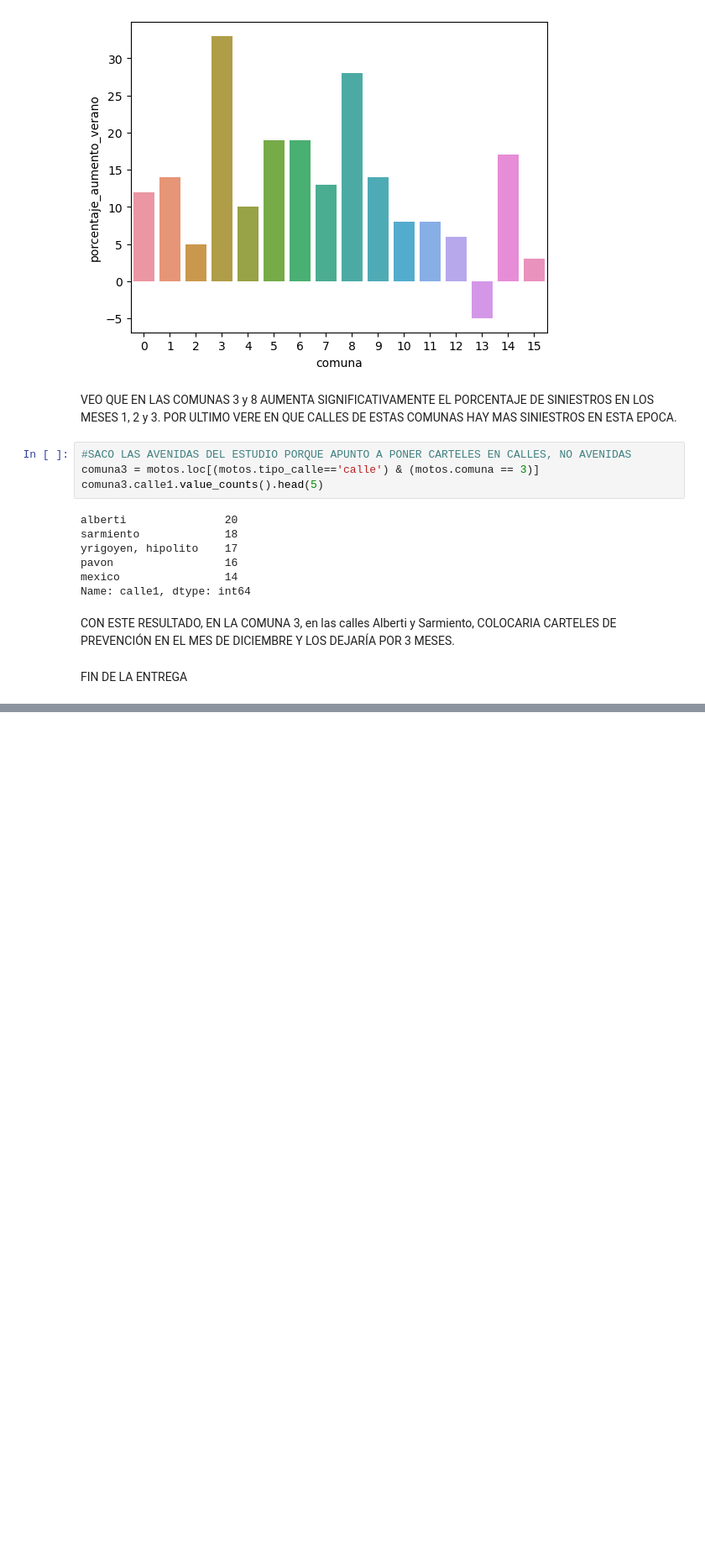
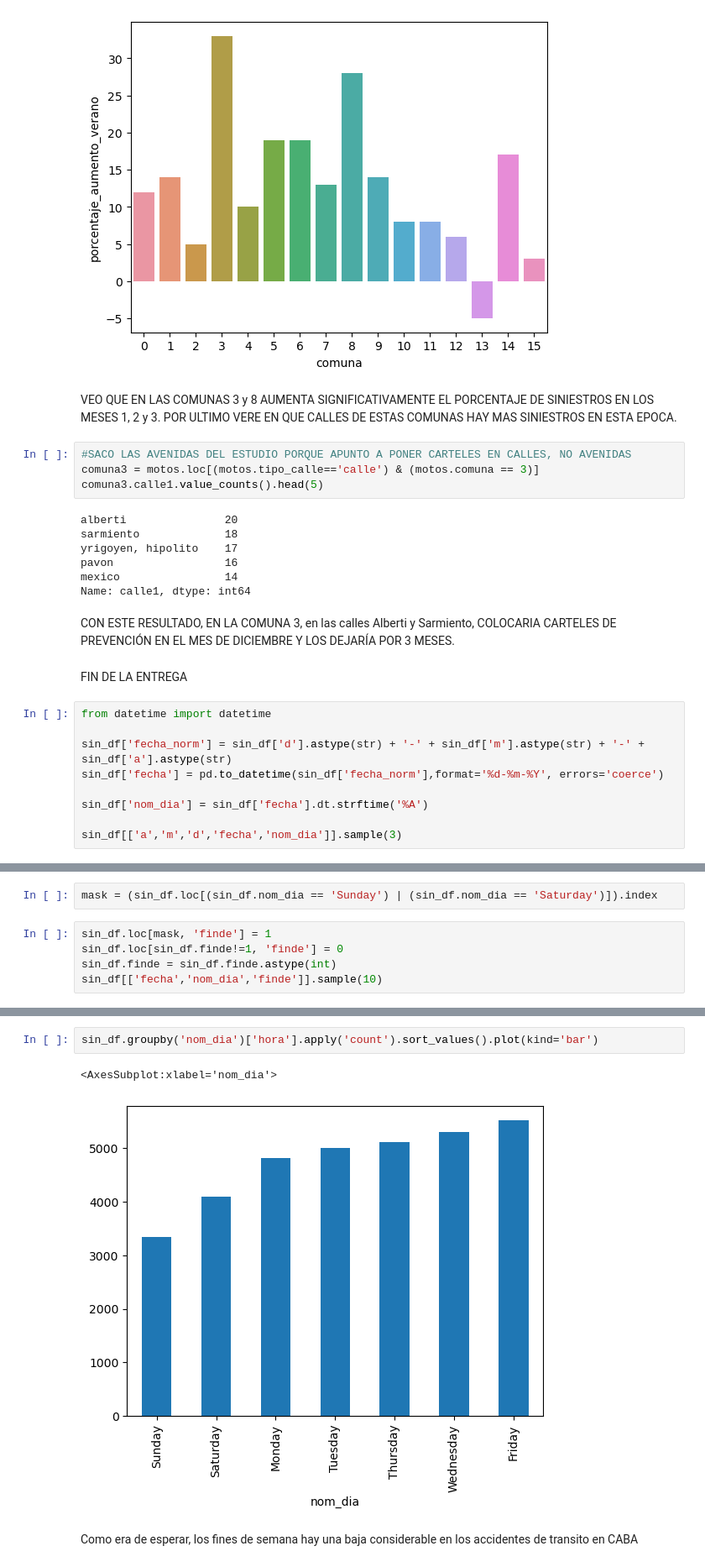
Before and after one commit to joakoracing/TP_CoderHouse, a Jupyter notebook: TP10- OBTENCION DE INSIGHTS/Obtencion_de_insights.ipynb, the cells around one changed output, grey strips where cells are left out. Shown: that part at 84% size. Drawn from its saved outputs; the diff is of its cells as text; blank space fills up the shorter version.

```diff
--- a/TP10- OBTENCION DE INSIGHTS/Obtencion_de_insights.ipynb
+++ b/TP10- OBTENCION DE INSIGHTS/Obtencion_de_insights.ipynb
@@ -575,3 +590,12 @@ Name: calle1, dtype: int64
 CON ESTE RESULTADO, EN LA COMUNA 3, en las calles Alberti y Sarmiento, COLOCARIA CARTELES DE PREVENCIÓN EN EL MES DE DICIEMBRE Y LOS DEJARÍA POR 3 MESES.
 # %% [markdown]
 FIN DE LA ENTREGA
+# %%
+from datetime import datetime
+
+sin_df['fecha_norm'] = sin_df['d'].astype(str) + '-' + sin_df['m'].astype(str) + '-' + sin_df['a'].astype(str)
+sin_df['fecha'] = pd.to_datetime(sin_df['fecha_norm'],format='%d-%m-%Y', errors='coerce')
+
+sin_df['nom_dia'] = sin_df['fecha'].dt.strftime('%A')
+
+sin_df[['a','m','d','fecha','nom_dia']].sample(3)
@@ -577,0 +607,7 @@ FIN DE LA ENTREGA
+# %%
+mask = (sin_df.loc[(sin_df.nom_dia == 'Sunday') | (sin_df.nom_dia == 'Saturday')]).index
+# %%
+sin_df.loc[mask, 'finde'] = 1
+sin_df.loc[sin_df.finde!=1, 'finde'] = 0
+sin_df.finde = sin_df.finde.astype(int)
+sin_df[['fecha','nom_dia','finde']].sample(10)
@@ -577,0 +626,7 @@ FIN DE LA ENTREGA
+# %%
+sin_df.groupby('nom_dia')['hora'].apply('count').sort_values().plot(kind='bar')
+# %% [output]
+<AxesSubplot:xlabel='nom_dia'>
+[figure, added]
+# %% [markdown]
+Como era de esperar, los fines de semana hay una baja considerable en los accidentes de transito en CABA
```
Also changed, not shown: parts of 23 cells of this notebook, 41 other files.
